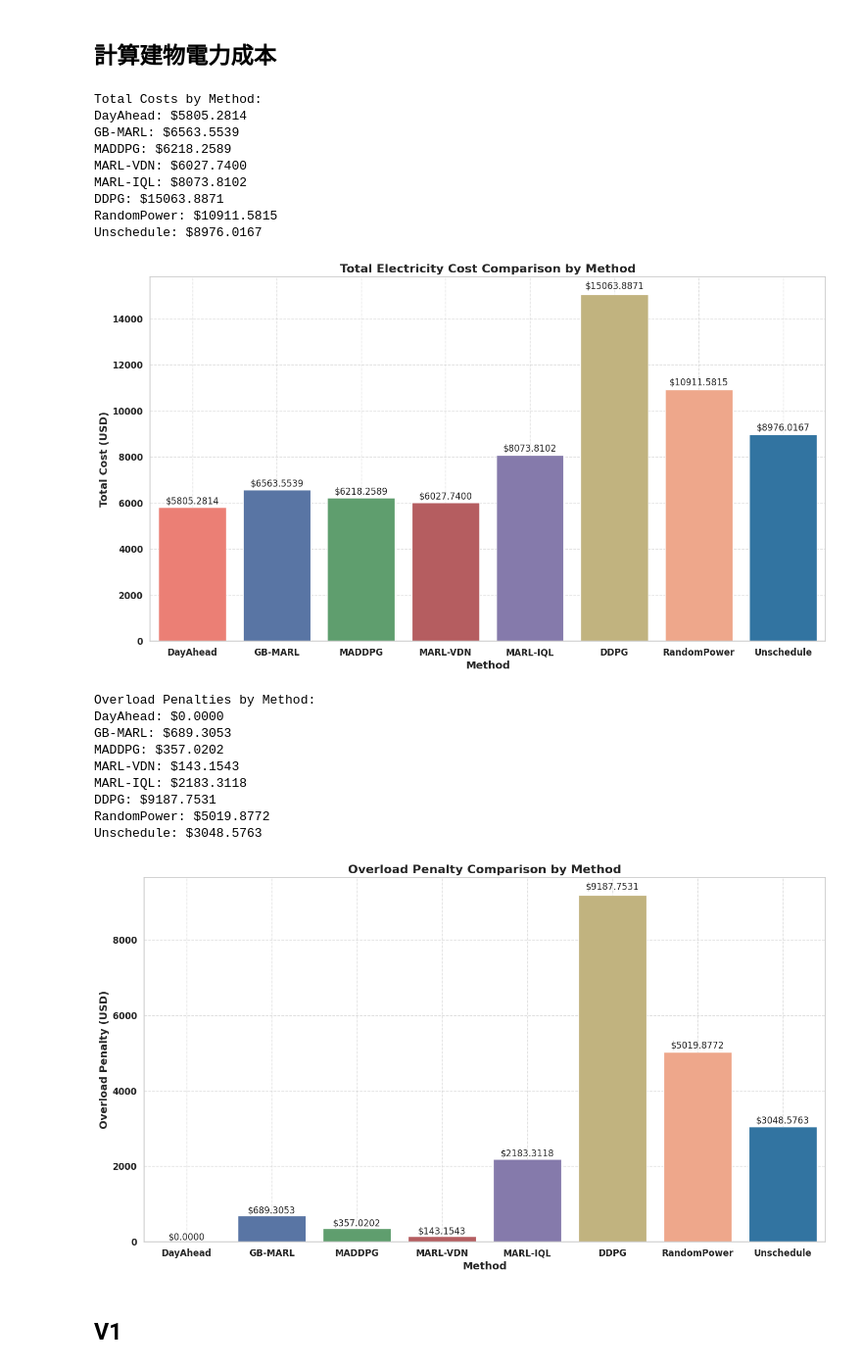
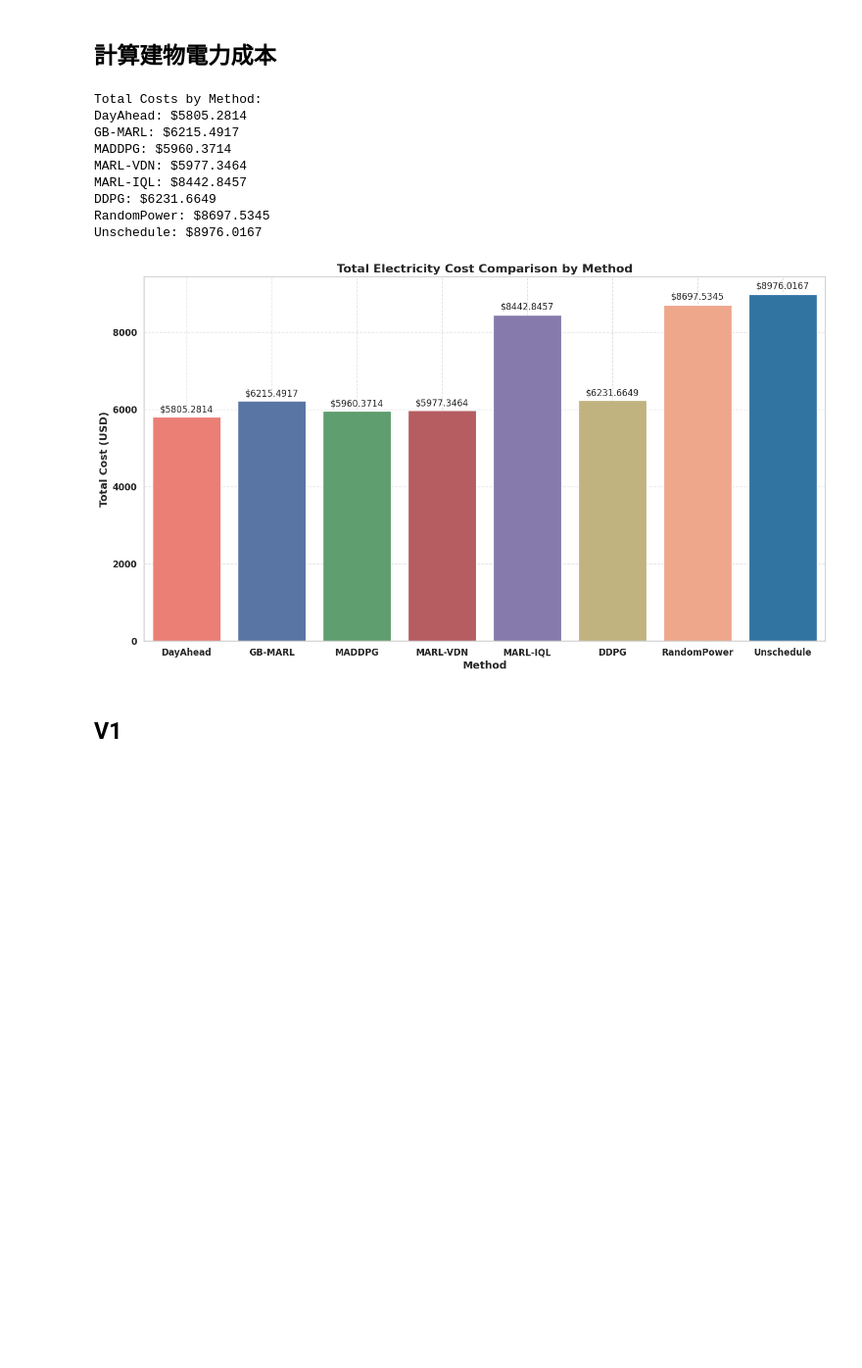
Before and after one commit to carlwang49/MY_WORK, a Jupyter notebook: Evaluation.ipynb, the cells around one changed output. Shown at 98% size. Saved outputs shown, nothing was run; the diff lists cells and outputs as text; code cells hidden in the pictures; blank space fills up the shorter version.

Commit message:
test GB-MARL-v2.1 reward version

```diff
--- a/Evaluation.ipynb
+++ b/Evaluation.ipynb
@@ -196,14 +196,14 @@ soc_file = '/soc_history.csv'
 charging_file = '/charging_records.csv'
 
 
-DayAhead_dir = './Result/DayAhead_09-01_09-30_num10_sim_v0/1'
-GB_MARL_dir = './Result/GB-MARL-v2.1_alpha0.5_beta0.1_num10_s0/15'
-MADDPG_dir = './Results/MADDPG_07-01_09-01_10_sim_v0/3'
-VDN_dir = './Result/VDN-MARL_alpha0.5_beta0.5_num10_sim_v0/1'
-IQL_dir = './Result/IQL-MARL_07-01_09-01_10_sim_v0/1'
-DDPG_dir = './Result/DDPG_alpha0.5_beta0.5_10_sim_v0/1'
-Random_dir = './Result/RandomPower_09-01_09-30_10_sim_v0/3'
-Unschedule_dir = './Result/Unschedule_09-01_09-30_10_sim_v0/2'
+DayAhead_dir = './Result/DayAhead_09-01_09-30_num10_sim_v2/1'
+GB_MARL_dir = './Result/GB-MARL-v2.1_alpha0.5_beta0.1_num10_s0/27'
+MADDPG_dir = './Results/MADDPG_07-01_09-01_10_sim_v2/1'
+VDN_dir = './Result/VDN-MARL_alpha0.5_beta0.5_num10_sim_v2/3'
+IQL_dir = './Result/IQL-MARL_07-01_09-01_10_sim_v2/3'
+DDPG_dir = './Result/DDPG_alpha0.5_beta0.1_10_sim_v0/2'
+Random_dir = './Result/RandomPower_09-01_09-30_10_sim_v2/3'
+Unschedule_dir = './Result/Unschedule_09-01_09-30_10_sim_v2/3'
 
 DayAhead_building_file = DayAhead_dir + building_file
 GB_MARL_building_file = GB_MARL_dir + test_building_file
@@ -272,68 +272,58 @@ plt.tight_layout()
 
 plt.show()
 
-# plot overload penalty bar chart
-fig, ax = plt.subplots(figsize=(14, 8))
-bars = sns.barplot(x=method_names, y=overload_penalties, palette=colors, ax=ax)
+# # plot overload penalty bar chart
+# fig, ax = plt.subplots(figsize=(14, 8))
+# bars = sns.barplot(x=method_names, y=overload_penalties, palette=colors, ax=ax)
 
-# add labels and title
-ax.set_xlabel('Method', fontsize=14, fontweight='bold')
-ax.set_ylabel('Overload Penalty (USD)', fontsize=14, fontweight='bold')
-ax.set_title('Overload Penalty Comparison by Method', fontsize=16, fontweight='bold')
-ax.grid(True, linestyle='--', alpha=0.6)
+# # add labels and title
+# ax.set_xlabel('Method', fontsize=14, fontweight='bold')
+# ax.set_ylabel('Overload Penalty (USD)', fontsize=14, fontweight='bold')
+# ax.set_title('Overload Penalty Comparison by Method', fontsize=16, fontweight='bold')
+# ax.grid(True, linestyle='--', alpha=0.6)
 
 # display overload penalty on top of each bar and print the value
-print("Overload Penalties by Method:")
-for bar, yval in zip(bars.patches, overload_penalties):
-    height = bar.get_height()
-    ax.text(bar.get_x() + bar.get_width()/2, height + 0.01 * height,
-            f'${height:.4f}', ha='center', va='bottom', fontsize=12)
-    print(f'{method_names[bars.patches.index(bar)]}: ${height:.4f}')
+# print("Overload Penalties by Method:")
+# for bar, yval in zip(bars.patches, overload_penalties):
+#     height = bar.get_height()
+#     ax.text(bar.get_x() + bar.get_width()/2, height + 0.01 * height,
+#             f'${height:.4f}', ha='center', va='bottom', fontsize=12)
+#     print(f'{method_names[bars.patches.index(bar)]}: ${height:.4f}')
 
-plt.xticks(fontsize=12, fontweight='bold')
-plt.yticks(fontsize=12, fontweight='bold')
-plt.tight_layout()
-plt.show()
+# plt.xticks(fontsize=12, fontweight='bold')
+# plt.yticks(fontsize=12, fontweight='bold')
+# plt.tight_layout()
+# plt.show()
 
 
 # fig, ax = plt.subplots(figsize=(14, 8))
 # bars = sns.barplot(x=method_names, y=current_tariffs, palette=colors, ax=ax)
 
 # ax.set_xlabel('Method', fontsize=14, fontweight='bold')
 # ax.set_ylabel('Current Tariff (USD)', fontsize=14, fontweight='bold')
 # ax.set_title('Current Tariff Comparison by Method', fontsize=16, fontweight='bold')
 # ax.grid(True, linestyle='--', alpha=0.6)
 
 # for bar, yval in zip(bars.patches, current_tariffs):
 #     height = bar.get_height()
 #     ax.text(bar.get_x() + bar.get_width()/2, height + 0.01 * height, f'${height:.2f}', ha='center', va='bottom', fontsize=12)
 
 # plt.xticks(fontsize=12, fontweight='bold')
 # plt.yticks(fontsize=12, fontweight='bold')
 # plt.tight_layout()
 
 # plt.show()
 # %% [output]
 Total Costs by Method:
 DayAhead: $5805.2814
-GB-MARL: $6563.5539
-MADDPG: $6218.2589
-MARL-VDN: $6027.7400
-MARL-IQL: $8073.8102
-DDPG: $15063.8871
-RandomPower: $10911.5815
+GB-MARL: $6215.4917
+MADDPG: $5960.3714
+MARL-VDN: $5977.3464
+MARL-IQL: $8442.8457
+DDPG: $6231.6649
+RandomPower: $8697.5345
 Unschedule: $8976.0167
-[figure, old version]
+[figure, new version]
-Overload Penalties by Method:
-DayAhead: $0.0000
-GB-MARL: $689.3053
-MADDPG: $357.0202
-MARL-VDN: $143.1543
-MARL-IQL: $2183.3118
-DDPG: $9187.7531
-RandomPower: $5019.8772
-Unschedule: $3048.5763
-[figure, removed]
 # %% [markdown]
 ## V1
 # %%
```
Also changed, not shown: parts of 4 cells of this notebook, 1 other file.
